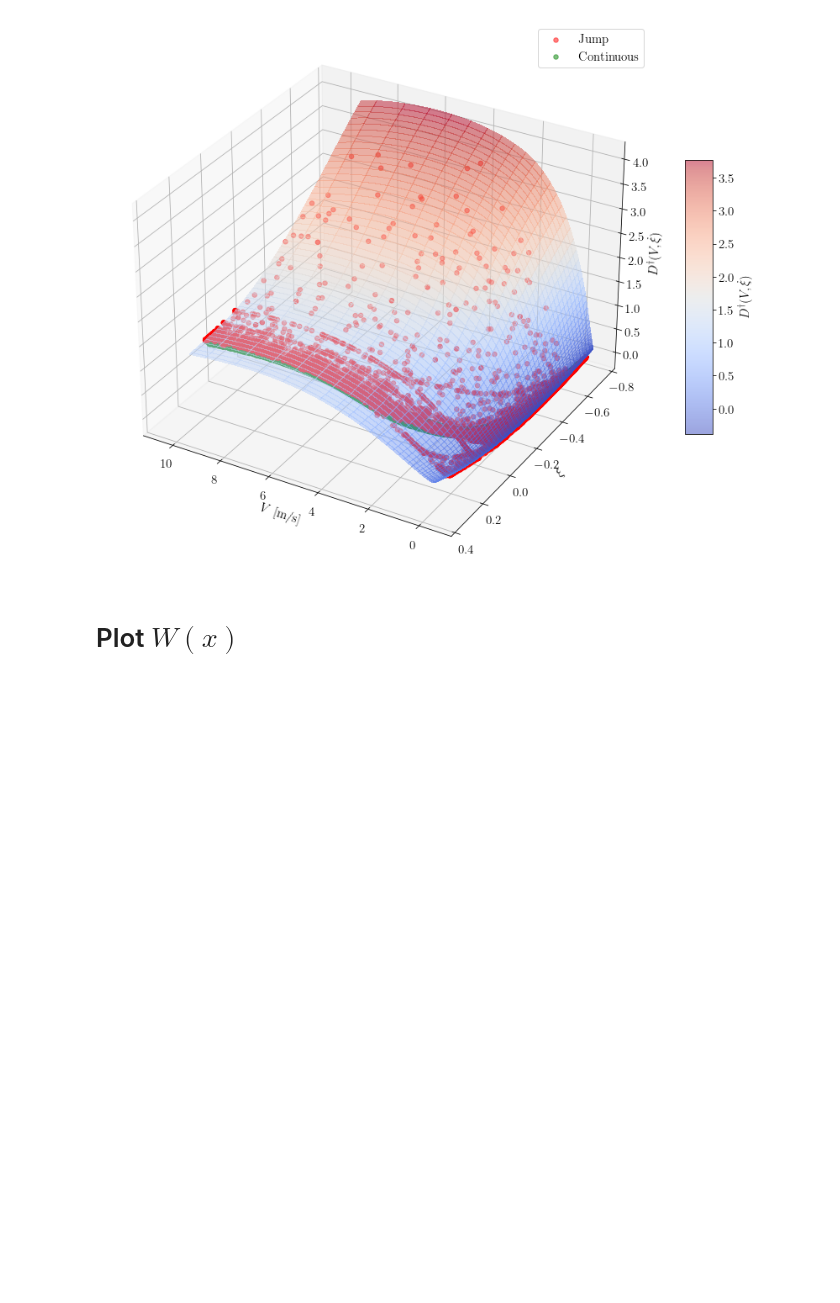
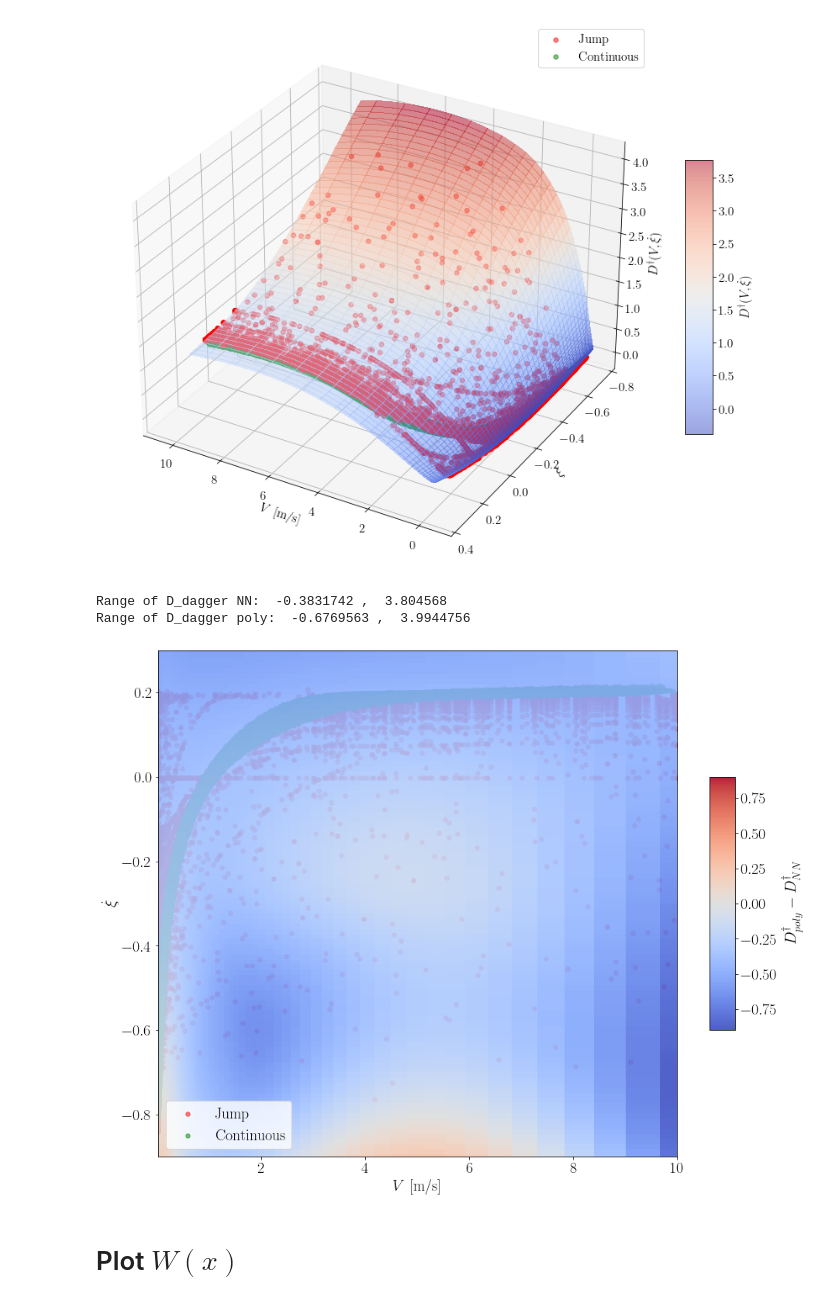
Before and after one commit to Shengduo/RateAndStateWithPotential, a Jupyter notebook: PlotPotentials.ipynb, the cells around one changed output. Saved outputs shown, nothing was run; the diff lists cells and outputs as text; code cells hidden in the pictures; blank space fills up the shorter version.

```diff
--- a/PlotPotentials.ipynb
+++ b/PlotPotentials.ipynb
@@ -257,6 +304,81 @@ plt.show()
 # %% [output]
 Range of D_dagger:  -0.3831742 ,  3.804568
 [figure]
+# %%
+# Plotting the difference between polynomial and NN
+# Compute values for the 2D map
+DotX, Xi = np.meshgrid(dotX, xi)
+logVFlag = False
+
+# Initialize the plot
+fig, ax = plt.subplots(figsize = (15, 12))# , subplot_kw={"projection": "3d"})
+fsize=20
+D_dagger_outss = []
+
+for idx in range(len(legends)):
+    # Scatter the supporting points - NN
+    D_dagger_dataPts = torch.stack([torch.from_numpy(Vss[idx]).float(), torch.from_numpy(xiss[idx]).float()], dim=1)
+
+    # Scatter the data points first
+    if logVFlag:
+        Vin = np.log10(D_dagger_dataPts[:, 0])
+    else:
+        Vin = D_dagger_dataPts[:, 0]
+
+    ax.scatter(Vin,
+            D_dagger_dataPts[:, 1],
+            s=30,
+            marker="o",
+            alpha=0.5,
+            c=colors[idx],
+            label=legends[idx])
+
+ax.legend(fontsize=fsize)
+
+# Plot the surface -- NN
+D_dagger_input = torch.stack([torch.from_numpy(DotX).float(), torch.from_numpy(Xi).float()], dim=2)
+D_dagger_val = torch.squeeze(myPotCal.D_dagger(D_dagger_input))
+D_dagger_val = D_dagger_val.detach().numpy()
+print("Range of D_dagger NN: ", min(D_dagger_val.flatten()), ", ", max(D_dagger_val.flatten()))
+
+# Plot the surface -- poly
+D_dagger_poly_input = torch.stack([torch.from_numpy(DotX).float(), torch.from_numpy(Xi).float()], dim=2)
+D_dagger_poly_val = torch.squeeze(myPotCal_poly.D_dagger(D_dagger_poly_input.reshape([-1, 2]))).reshape(D_dagger_poly_input.shape[:-1])
+D_dagger_poly_val = D_dagger_poly_val.detach().numpy()
+print("Range of D_dagger poly: ", min(D_dagger_poly_val.flatten()), ", ", max(D_dagger_poly_val.flatten()))
+
+# Plot the surface.
+if logVFlag:
+    Vin = np.log10(DotX)
+else:
+    Vin = DotX
+
+surf = ax.pcolormesh(Vin, Xi, D_dagger_poly_val - D_dagger_val, cmap=cm.coolwarm, clim=(-0.9, 0.9),
+                       linewidth=0, antialiased=False, alpha=0.9)
+
+ax.set_xlim(np.min(Vin), np.max(Vin))
+ax.set_ylim(np.min(Xi), np.max(Xi))
+# ax.set_zlim(-0.9, 0.9)
+
+if logVFlag:
+    ax.set_xlabel("$\log_{10}(V)$ [m/s]", fontsize=fsize)
+else:
+    ax.set_xlabel("$V$ [m/s]", fontsize=fsize)
+ax.set_ylabel("$\dot{\\xi}$",fontsize=fsize)
+# ax.set_zlabel("$D_{poly}^\dagger-D_{NN}^\dagger$", fontsize=fsize)
+
+# Add a color bar which maps values to colors.
+cb = fig.colorbar(surf, shrink=0.5, aspect=10)
+# cb.set_clim(-0.9, 0.9)
+cb.set_label("$D_{poly}^\dagger-D_{NN}^\dagger$", fontsize=fsize)
+cb.ax.tick_params(labelsize=fsize)
+ax.tick_params(axis='both', which='major', labelsize=fsize)
+
+plt.show()
+# %% [output]
+Range of D_dagger NN:  -0.3831742 ,  3.804568
+Range of D_dagger poly:  -0.6769563 ,  3.9944756
+[figure, added]
 # %% [markdown]
 # Plot $W(x)$
 # %%
```
Also changed, not shown: parts of 12 cells of this notebook, 13 other files.
